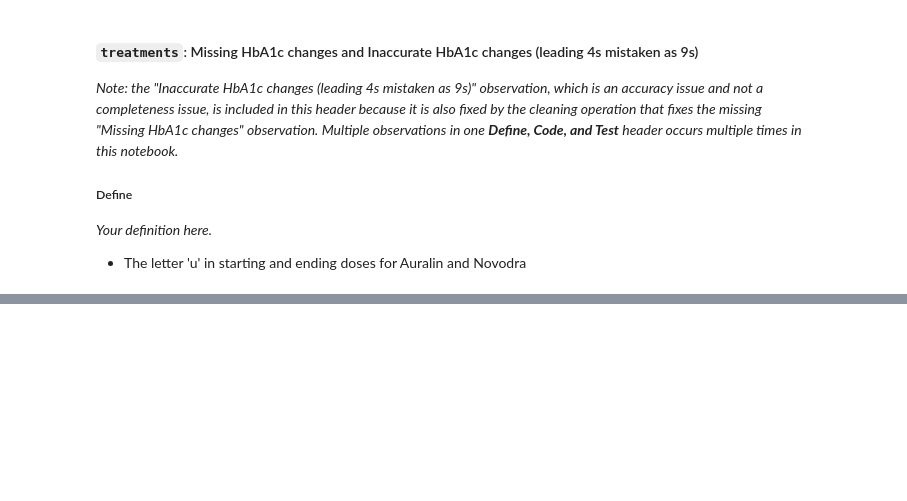
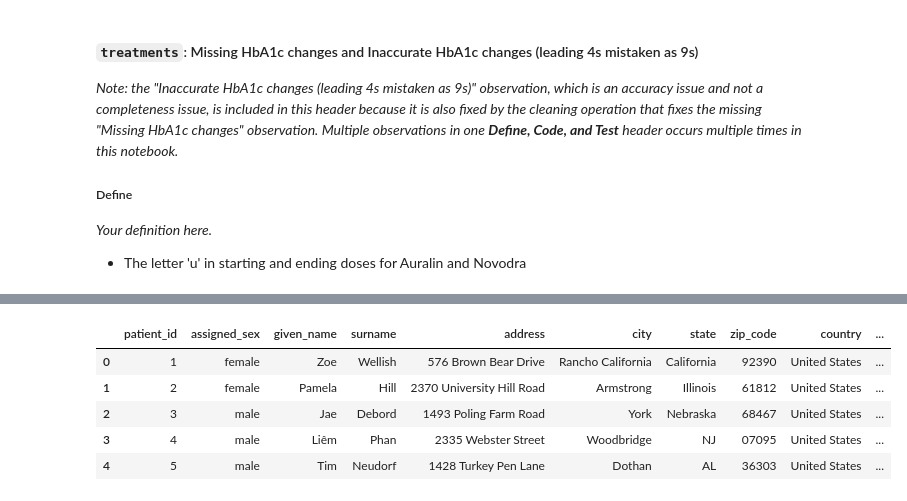
Before and after one commit to Gingercapo/Diabetes_prevalence, a Jupyter notebook: diabetes.ipynb, the cells around one changed output, grey strips where cells are left out. Cells and saved outputs as stored; diff of their text form; code cells hidden in the pictures; blank space fills up the shorter version.

```diff
--- a/diabetes.ipynb
+++ b/diabetes.ipynb
@@ -379,0 +405,22 @@ treatments_clean.tail()
+# %%
+#changing the birthdate to a datatime datatype
+patients_clean['birthdate'] = pd.to_datetime(patients_clean['birthdate'])
+patients_clean['phone'] = patients_clean['phone'].astype('str')
+patients_clean['zip_code'] = patients_clean['zip_code'].astype('str')
+# %%
+# this function is used to keep the zip code consistent to 5 digit
+def fix_zip(series):
+    s =  series.astype(str).str.extract('(\d+)', expand=False)
+    return s.str.zfill(5).mask(s.str.len().eq(3), '0' + s)
+# %%
+#completing the zip_code column to be five digit all through
+patients_clean['zip_code'] = fix_zip(patients_clean['zip_code'])
+# %%
+patients_clean.head()
+# %% [output]
+|  | patient_id | assigned_sex | given_name | surname | address | city | state | zip_code | country | ... |
+| 0 | 1 | female | Zoe | Wellish | 576 Brown Bear Drive | Rancho California | California | 92390 | United States | ... |
+| 1 | 2 | female | Pamela | Hill | 2370 University Hill Road | Armstrong | Illinois | 61812 | United States | ... |
+| 2 | 3 | male | Jae | Debord | 1493 Poling Farm Road | York | Nebraska | 68467 | United States | ... |
+| 3 | 4 | male | Liêm | Phan | 2335 Webster Street | Woodbridge | NJ | 07095 | United States | ... |
+| 4 | 5 | male | Tim | Neudorf | 1428 Turkey Pen Lane | Dothan | AL | 36303 | United States | ... |
```
Also changed, not shown: parts of 5 cells of this notebook.
